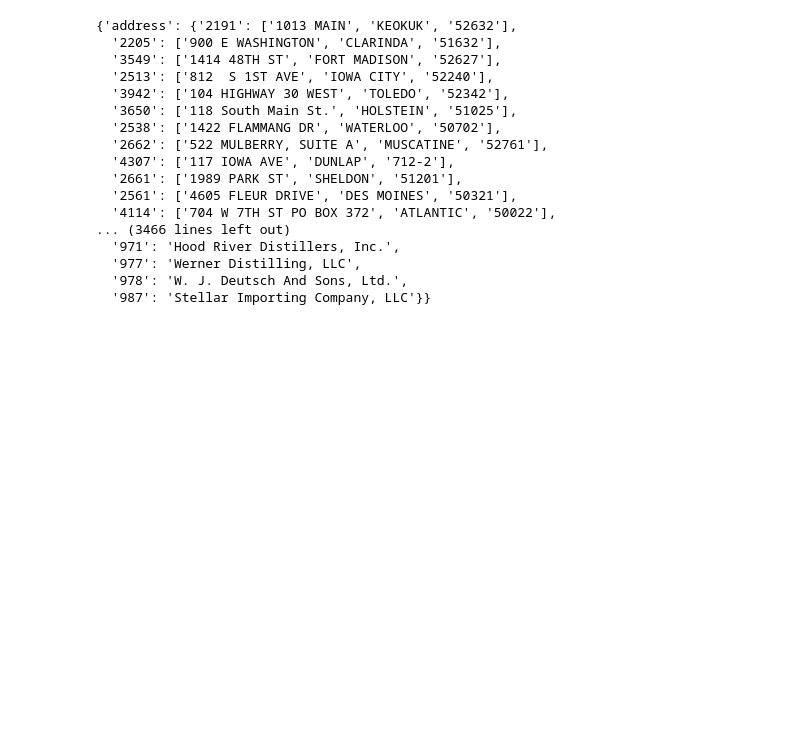
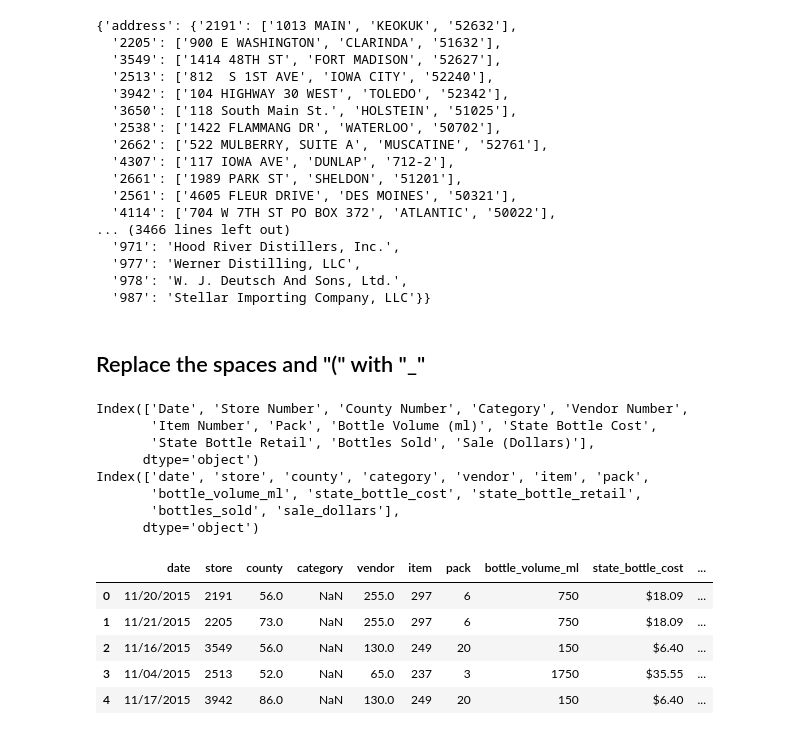
Before and after one commit to syedshabihhasan/IowaAlcoholSales, a Jupyter notebook: src/Notebooks/AlcoholSalesAnalysis.ipynb, the cells around one changed output. Saved outputs shown, nothing was run; the diff lists cells and outputs as text; code cells hidden in the pictures; blank space fills up the shorter version.

```diff
--- a/src/Notebooks/AlcoholSalesAnalysis.ipynb
+++ b/src/Notebooks/AlcoholSalesAnalysis.ipynb
@@ -48,3 +37,27 @@ all_dict
   '977': 'Werner Distilling, LLC',
   '978': 'W. J. Deutsch And Sons, Ltd.',
   '987': 'Stellar Importing Company, LLC'}}
+# %% [markdown]
+## Replace the spaces and "(" with "_"
+# %%
+col_names = df.columns
+col_names_cleaned = col_names.map(lambda x: x.lower().replace(" number", "").replace(" ", "_").replace("(", "").replace(")", ""))
+print(col_names)
+print(col_names_cleaned)
+df.columns = col_names_cleaned
+df.head()
+# %% [output]
+Index(['Date', 'Store Number', 'County Number', 'Category', 'Vendor Number',
+       'Item Number', 'Pack', 'Bottle Volume (ml)', 'State Bottle Cost',
+       'State Bottle Retail', 'Bottles Sold', 'Sale (Dollars)'],
+      dtype='object')
+Index(['date', 'store', 'county', 'category', 'vendor', 'item', 'pack',
+       'bottle_volume_ml', 'state_bottle_cost', 'state_bottle_retail',
+       'bottles_sold', 'sale_dollars'],
+      dtype='object')
+|  | date | store | county | category | vendor | item | pack | bottle_volume_ml | state_bottle_cost | ... |
+| 0 | 11/20/2015 | 2191 | 56.0 | NaN | 255.0 | 297 | 6 | 750 | $18.09 | ... |
+| 1 | 11/21/2015 | 2205 | 73.0 | NaN | 255.0 | 297 | 6 | 750 | $18.09 | ... |
+| 2 | 11/16/2015 | 3549 | 56.0 | NaN | 130.0 | 249 | 20 | 150 | $6.40 | ... |
+| 3 | 11/04/2015 | 2513 | 52.0 | NaN | 65.0 | 237 | 3 | 1750 | $35.55 | ... |
+| 4 | 11/17/2015 | 3942 | 86.0 | NaN | 130.0 | 249 | 20 | 150 | $6.40 | ... |
```
Also changed, not shown: parts of 10 cells of this notebook.
